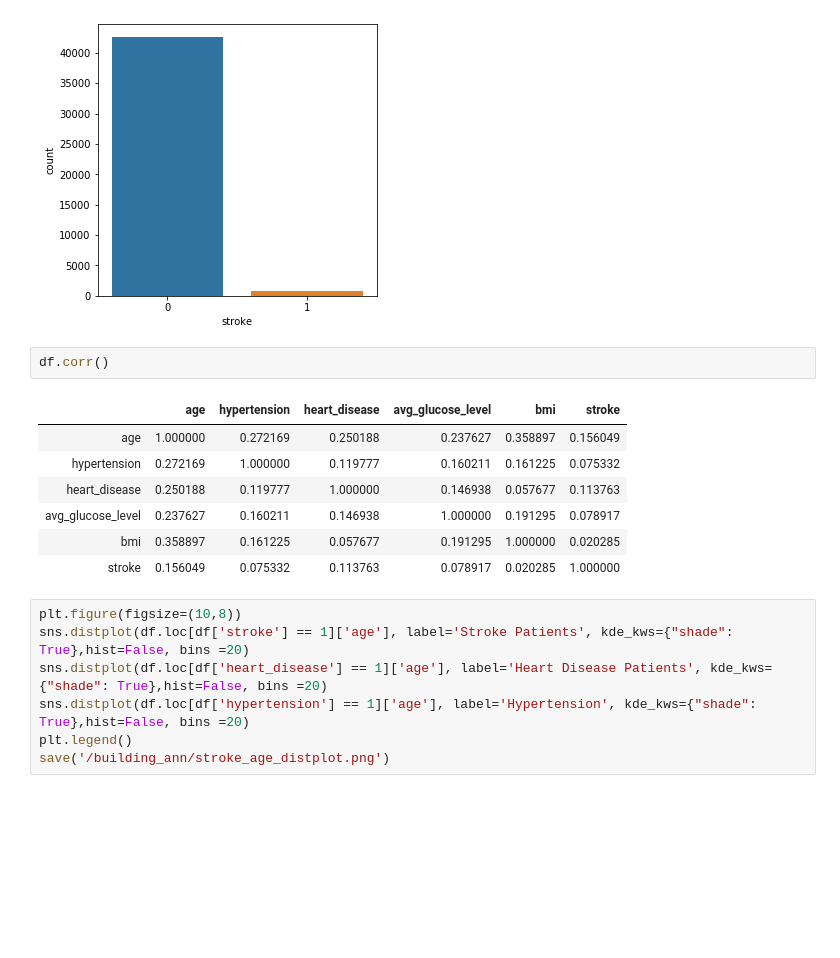
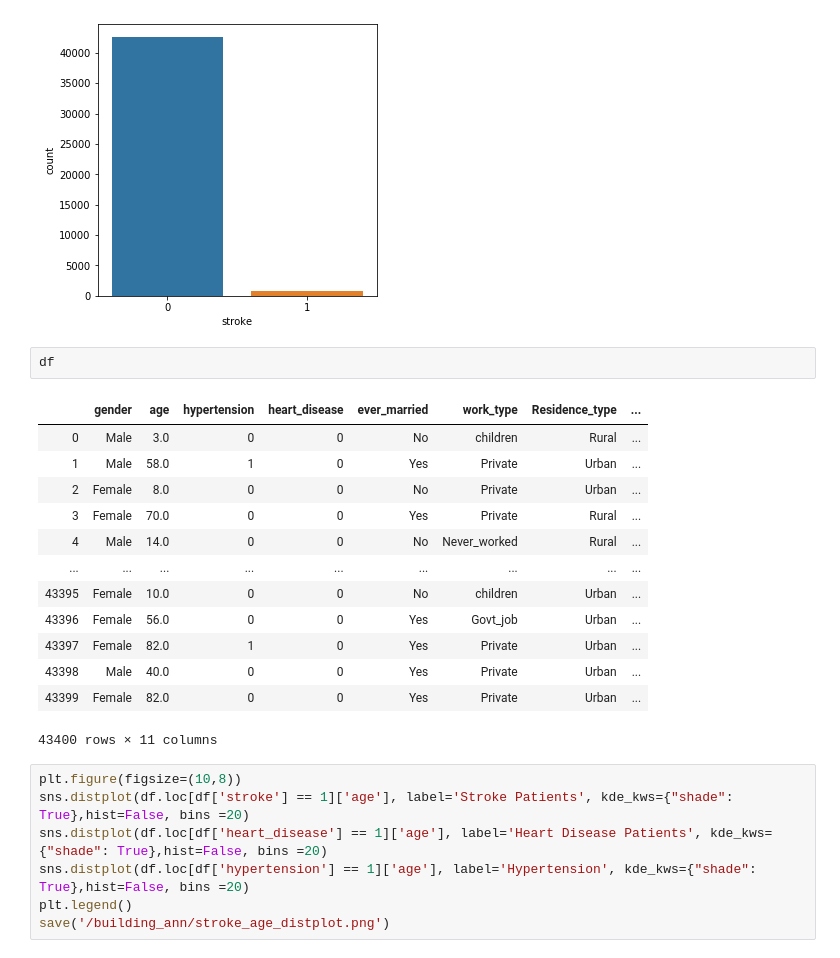
Before and after one commit to dan393/Dissertation, a Jupyter notebook: Code/dissertation/Stroke Predictions.ipynb, the cells around one changed output. Saved outputs shown, nothing was run; the diff lists cells and outputs as text; blank space fills up the shorter version.

```diff
--- a/Code/dissertation/Stroke Predictions.ipynb
+++ b/Code/dissertation/Stroke Predictions.ipynb
@@ -46,15 +47,21 @@ save('/building_ann/stroke_countplot.png')
 # %% [output]
 [figure]
 # %%
-df.corr()
+df
 # %% [output]
-|  | age | hypertension | heart_disease | avg_glucose_level | bmi | stroke |
-| age | 1.000000 | 0.272169 | 0.250188 | 0.237627 | 0.358897 | 0.156049 |
-| hypertension | 0.272169 | 1.000000 | 0.119777 | 0.160211 | 0.161225 | 0.075332 |
-| heart_disease | 0.250188 | 0.119777 | 1.000000 | 0.146938 | 0.057677 | 0.113763 |
-| avg_glucose_level | 0.237627 | 0.160211 | 0.146938 | 1.000000 | 0.191295 | 0.078917 |
-| bmi | 0.358897 | 0.161225 | 0.057677 | 0.191295 | 1.000000 | 0.020285 |
-| stroke | 0.156049 | 0.075332 | 0.113763 | 0.078917 | 0.020285 | 1.000000 |
+|  | gender | age | hypertension | heart_disease | ever_married | work_type | Residence_type | ... |
+| 0 | Male | 3.0 | 0 | 0 | No | children | Rural | ... |
+| 1 | Male | 58.0 | 1 | 0 | Yes | Private | Urban | ... |
+| 2 | Female | 8.0 | 0 | 0 | No | Private | Urban | ... |
+| 3 | Female | 70.0 | 0 | 0 | Yes | Private | Rural | ... |
+| 4 | Male | 14.0 | 0 | 0 | No | Never_worked | Rural | ... |
+| ... | ... | ... | ... | ... | ... | ... | ... | ... |
+| 43395 | Female | 10.0 | 0 | 0 | No | children | Urban | ... |
+| 43396 | Female | 56.0 | 0 | 0 | Yes | Govt_job | Urban | ... |
+| 43397 | Female | 82.0 | 1 | 0 | Yes | Private | Urban | ... |
+| 43398 | Male | 40.0 | 0 | 0 | Yes | Private | Urban | ... |
+| 43399 | Female | 82.0 | 0 | 0 | Yes | Private | Urban | ... |
+43400 rows × 11 columns
 # %%
 plt.figure(figsize=(10,8))
 sns.distplot(df.loc[df['stroke'] == 1]['age'], label='Stroke Patients', kde_kws={"shade": True},hist=False, bins =20)
```
Also changed, not shown: parts of 29 cells of this notebook, 22 other files.
